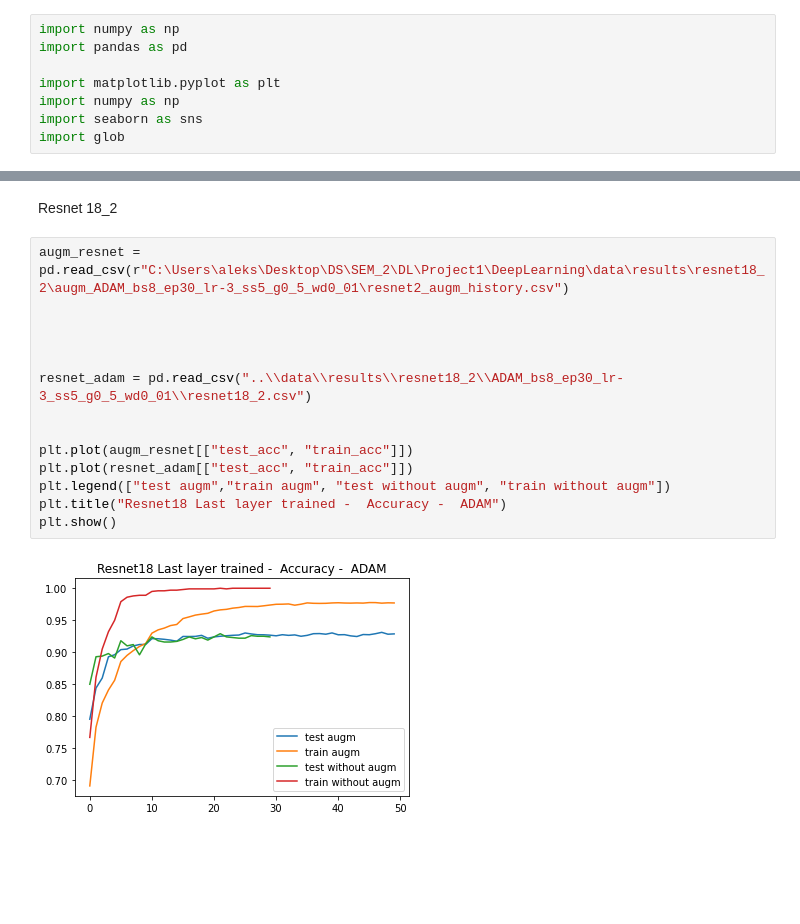
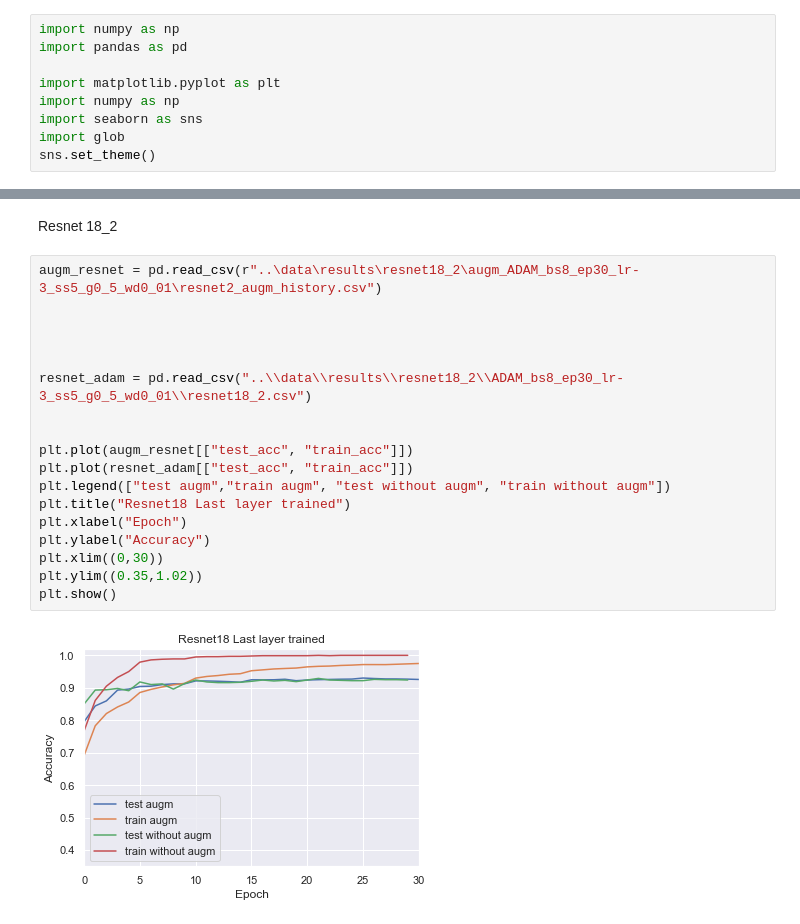
Before and after one commit to muszkowska/DeepLearning, a Jupyter notebook: notebooks/results.ipynb, the cells around one changed output, grey strips where cells are left out. Saved outputs shown, nothing was run; the diff lists cells and outputs as text; blank space fills up the shorter version.

```diff
--- a/notebooks/results.ipynb
+++ b/notebooks/results.ipynb
@@ -6,6 +6,7 @@ import matplotlib.pyplot as plt
 import numpy as np
 import seaborn as sns
 import glob
+sns.set_theme()
 # %% [markdown]
 # Net - experiments
 # %% [markdown]
@@ -482,18 +473,22 @@ Text(0.5, 1.0, 'Bigger Net with droput 0.2, ADAM, BS:64 with AUGM -  Accuracy')
 # %% [markdown]
 Resnet 18_2
 # %%
-augm_resnet = pd.read_csv(r"C:\Users\aleks\Desktop\DS\SEM_2\DL\Project1\DeepLearning\data\results\resnet18_2\augm_ADAM_bs8_ep30_lr-3_ss5_g0_5_wd0_01\resnet2_augm_history.csv")
+augm_resnet = pd.read_csv(r"..\data\results\resnet18_2\augm_ADAM_bs8_ep30_lr-3_ss5_g0_5_wd0_01\resnet2_augm_history.csv")
 
 
 
 
 resnet_adam = pd.read_csv("..\\data\\results\\resnet18_2\\ADAM_bs8_ep30_lr-3_ss5_g0_5_wd0_01\\resnet18_2.csv")
 
 
 plt.plot(augm_resnet[["test_acc", "train_acc"]])
 plt.plot(resnet_adam[["test_acc", "train_acc"]])
 plt.legend(["test augm","train augm", "test without augm", "train without augm"])
-plt.title("Resnet18 Last layer trained -  Accuracy -  ADAM")
+plt.title("Resnet18 Last layer trained")
+plt.xlabel("Epoch")
+plt.ylabel("Accuracy")
+plt.xlim((0,30))
+plt.ylim((0.35,1.02))
 plt.show()
 # %% [output]
-[figure, old version]
+[figure, new version]
```
Also changed, not shown: parts of 25 cells of this notebook.
